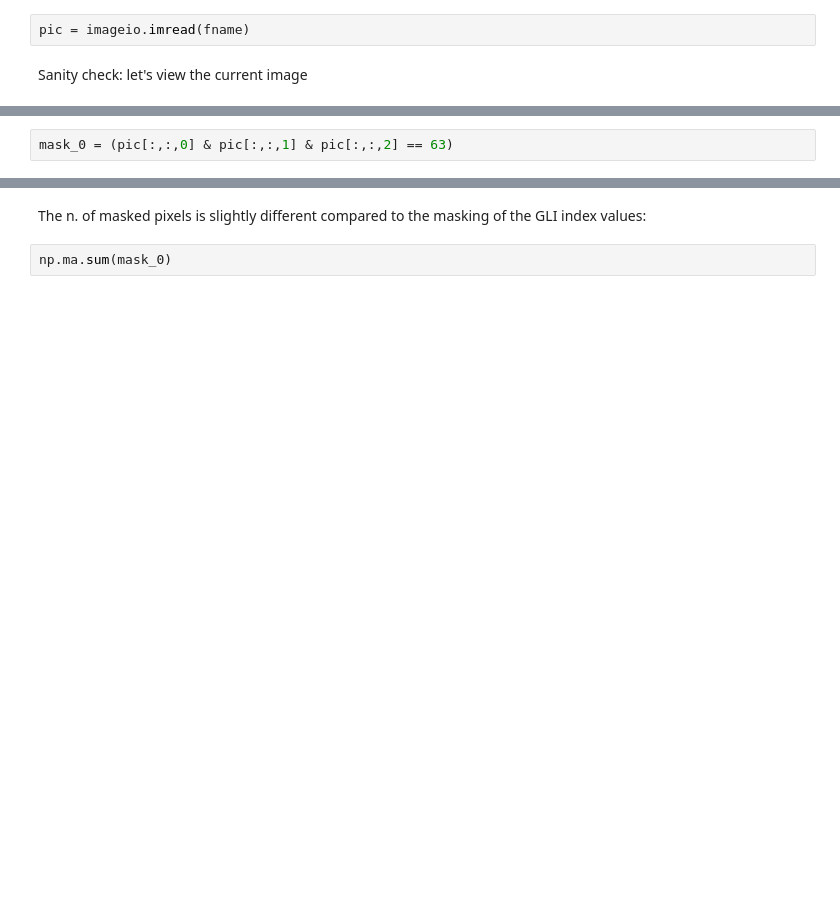
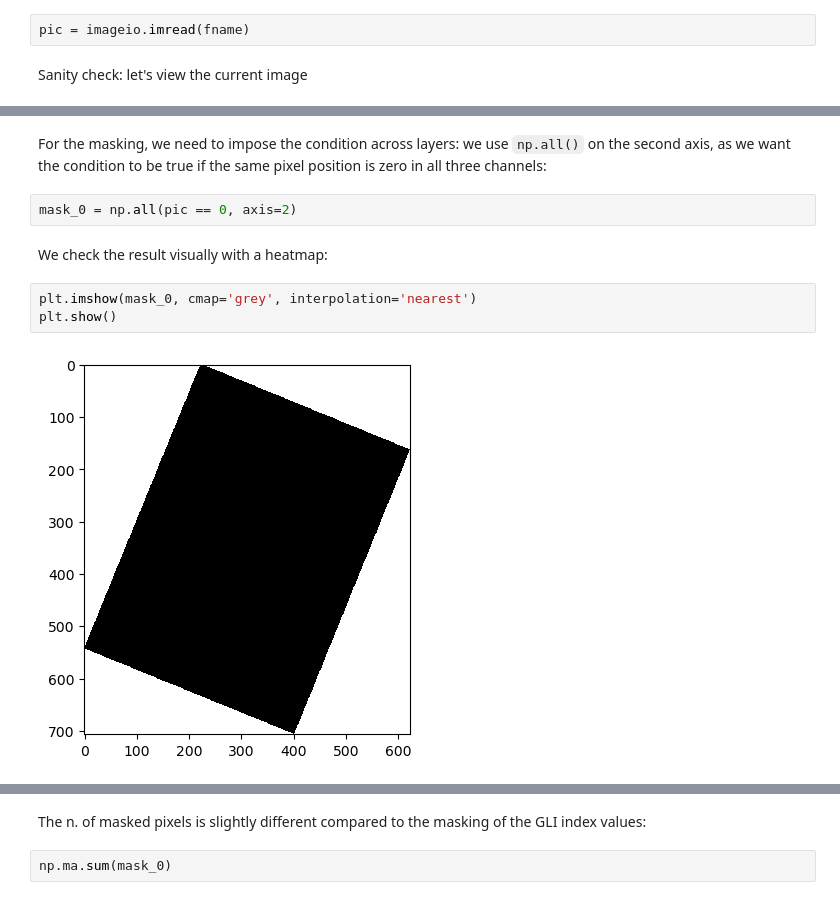
Before and after one commit to ne1s0n/paper-drone2report, a Jupyter notebook: scripts/index_values.ipynb, the cells around one changed output, grey strips where cells are left out. Drawn from its saved outputs; the diff is of its cells as text; blank space fills up the shorter version.

Commit message:
almost complete: some comments are missing (next: new notebook or section on histograms)

```diff
--- a/scripts/index_values.ipynb
+++ b/scripts/index_values.ipynb
@@ -300,4 +324,13 @@ pic[:,:,0]
-# %%
-mask_0 = (pic[:,:,0] & pic[:,:,1] & pic[:,:,2] == 63)
+# %% [markdown]
+For the masking, we need to impose the condition across layers: we use `np.all()` on the second axis, as we want the condition to be true if the same pixel position is zero in all three channels:
+# %%
+mask_0 = np.all(pic == 0, axis=2)
+# %% [markdown]
+We check the result visually with a heatmap:
+# %%
+plt.imshow(mask_0, cmap='grey', interpolation='nearest')
+plt.show()
+# %% [output]
+[figure, added]
 # %%
 mask_0[100:160,160:220]
```
Also changed, not shown: parts of 22 cells of this notebook.
